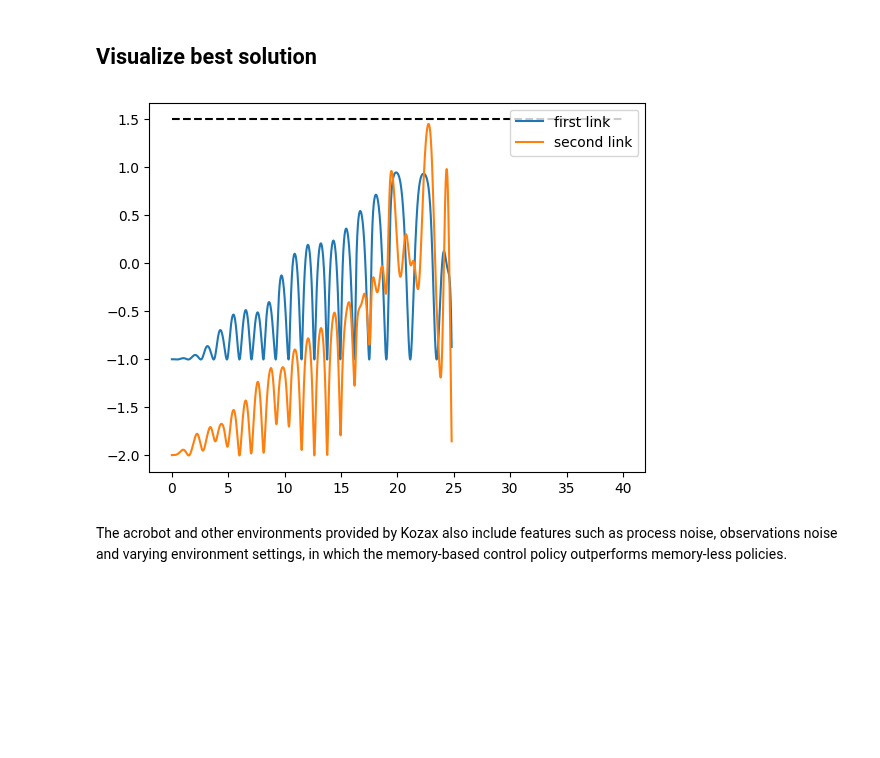
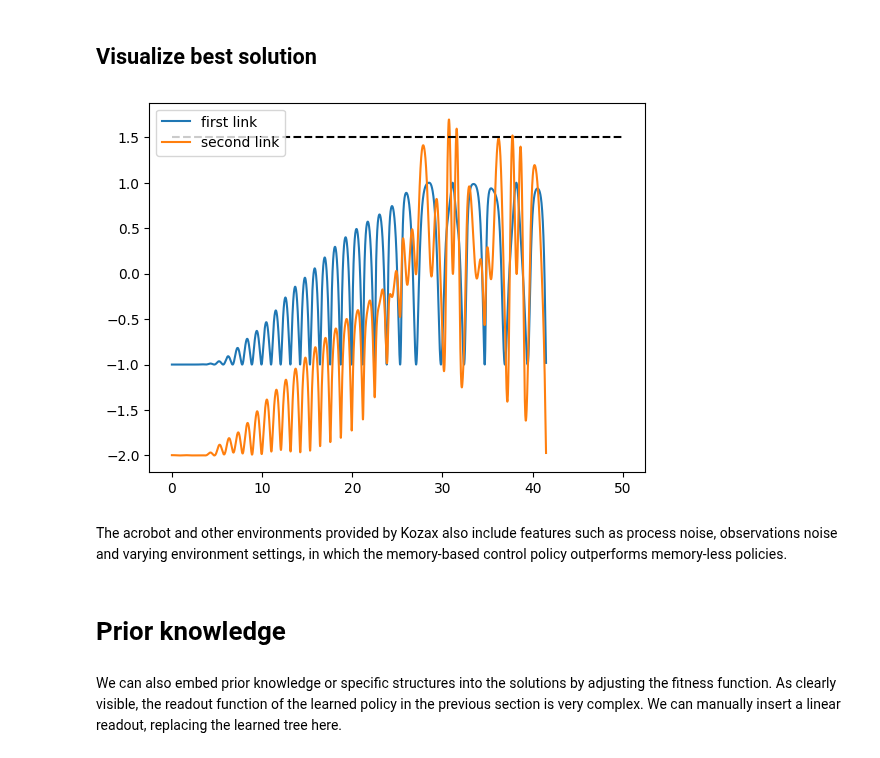
Before and after one commit to sdevries0/Kozax, a Jupyter notebook: examples/example_notebooks/control_with_memory_acrobot.ipynb, the cells around one changed output. Drawn from its saved outputs; the diff is of its cells as text; code cells hidden in the pictures; blank space fills up the shorter version.

```diff
--- a/examples/example_notebooks/control_with_memory_acrobot.ipynb
+++ b/examples/example_notebooks/control_with_memory_acrobot.ipynb
@@ -35,7 +35,7 @@ def get_data(key, env, batch_size, dt, T, param_setting):
 key = jr.PRNGKey(0)
 gp_key, data_key = jr.split(key)
 batch_size = 8
-T = 40
+T = 50
 dt = 0.2
 param_setting = "Constant"
 
@@ -140,10 +140,10 @@ class Evaluator:
 
         activities = sol.ys[:,self.latent_size:]
         # Get control actions at every time step
-        us = jax.vmap(lambda y, a, tar: tree_evaluator(readout, jnp.concatenate([y, a, jnp.zeros(self.control_size), target])), in_axes=[0,0,None])(ys, activities, target)
+        us = jax.vmap(lambda y, a, tar: tree_evaluator(readout, jnp.concatenate([y, a, jnp.zeros(self.control_size), tar])), in_axes=[0,0,None])(ys, activities, target)
 
         # Compute the fitness of the candidate in this trajectory
-        fitness = env.fitness_function(xs, us[:,None], target, ts)
+        fitness = env.fitness_function(xs, us, target, ts)
 
         return xs, ys, us, activities, fitness
 
@@ -155,8 +155,6 @@ class Evaluator:
         _, y = env.f_obs(obs_noise_key, (t, x)) #Get observations from system
         u = tree_evaluator(readout, jnp.concatenate([jnp.zeros(self.obs_size), a, jnp.zeros(self.control_size), target])) #Compute control action from latent memory
 
-        u = jnp.atleast_1d(u)
-
         dx = env.drift(t, x, u) #Apply control to system and get system change
         da = tree_evaluator(state_equation, jnp.concatenate([y, a, u, target])) #Compute change in latent memory
 
@@ -166,7 +164,7 @@ Here we define the hyperparameters, operators, variables and initialize the stra
 # %%
 #Define hyperparameters
 population_size = 100
-num_populations = 10
+num_populations = 5
 num_generations = 50
 state_size = 2
 
@@ -177,7 +175,7 @@ operator_list = [("+", lambda x, y: x + y, 2, 0.5),
                 ("sin", lambda x: jnp.sin(x), 1, 0.1),
                 ("cos", lambda x: jnp.cos(x), 1, 0.1)]
 
-variable_list = [["x" + str(i) for i in range(env.n_obs)] + ["a1", "a2", "u"], ["a1", "a2"]]
+variable_list = [["x" + str(i) for i in range(env.n_obs)] + ["a0", "a1", "u"], ["a0", "a1"]]
 
 layer_sizes = jnp.array([state_size, env.n_control_inputs])
 
@@ -185,7 +183,7 @@ layer_sizes = jnp.array([state_size, env.n_control_inputs])
 fitness_function = Evaluator(env, state_size, 0.05, solver=diffrax.Dopri5(), stepsize_controller=diffrax.PIDController(atol=1e-4, rtol=1e-4, dtmin=0.001), max_steps=1000)
 
 #Initialize strategy
-strategy = GeneticProgramming(num_generations, population_size, fitness_function, operator_list, variable_list, layer_sizes, num_populations = num_populations, size_parsimony=0.003)
+strategy = GeneticProgramming(num_generations, population_size, fitness_function, operator_list, variable_list, layer_sizes, num_populations = num_populations)
 
-strategy.fit(gp_key, data, verbose=True)
+strategy.fit(gp_key, data, verbose=5)
 # %% [output]
@@ -210,20 +208,24 @@ Complexity: 29, fitness: 117.55027770996094, equations: [x1, 2*a2 - 1.29, a1*(2*
 ## Visualize best solution
 # %%
 #Generate test_data
-data = get_data(jr.PRNGKey(10), env, 1, 0.01, T, param_setting)
-x0s, ts, _, _, params = data
+test_data = get_data(jr.PRNGKey(10), env, 1, 0.01, T, param_setting)
+test_x0s, test_ts, _, _, test_params = test_data
 
-best_candidate = strategy.pareto_front[1][21]
+best_candidate = strategy.pareto_front[1][-1]
 
-xs, ys, us, activities, fitness = jax.vmap(fitness_function.evaluate_trajectory, in_axes=[None, 0, None, 0, 0, 0, None])(best_candidate, *data, strategy.tree_evaluator)
+test_xs, test_ys, test_us, test_activities, test_fitness = jax.vmap(fitness_function.evaluate_trajectory, in_axes=[None, 0, None, 0, 0, 0, None])(best_candidate, *test_data, strategy.tree_evaluator)
 
-plt.plot(ts, -jnp.cos(xs[0,:,0]), color = f"C{0}", label="first link")
-plt.plot(ts, -jnp.cos(xs[0,:,0]) - jnp.cos(xs[0,:,0] + xs[0,:,1]), color = f"C{1}", label="second link")
-plt.hlines(1.5, ts[0], ts[-1], linestyles='dashed', color = "black")
+plt.plot(test_ts, -jnp.cos(test_xs[0,:,0]), color = f"C{0}", label="first link")
+plt.plot(test_ts, -jnp.cos(test_xs[0,:,0]) - jnp.cos(test_xs[0,:,0] + test_xs[0,:,1]), color = f"C{1}", label="second link")
+plt.hlines(1.5, test_ts[0], test_ts[-1], linestyles='dashed', color = "black")
 
 plt.legend(loc="best")
 plt.show()
 # %% [output]
-[figure, old version]
+[figure, new version]
 # %% [markdown]
 The acrobot and other environments provided by Kozax also include features such as process noise, observations noise and varying environment settings, in which the memory-based control policy outperforms memory-less policies.
+# %% [markdown]
+# Prior knowledge
+# %% [markdown]
+We can also embed prior knowledge or specific structures into the solutions by adjusting the fitness function. As clearly visible, the readout function of the learned policy in the previous section is very complex. We can manually insert a linear readout, replacing the learned tree here.
```
Also changed, not shown: parts of 4 cells of this notebook, 4 other files.
